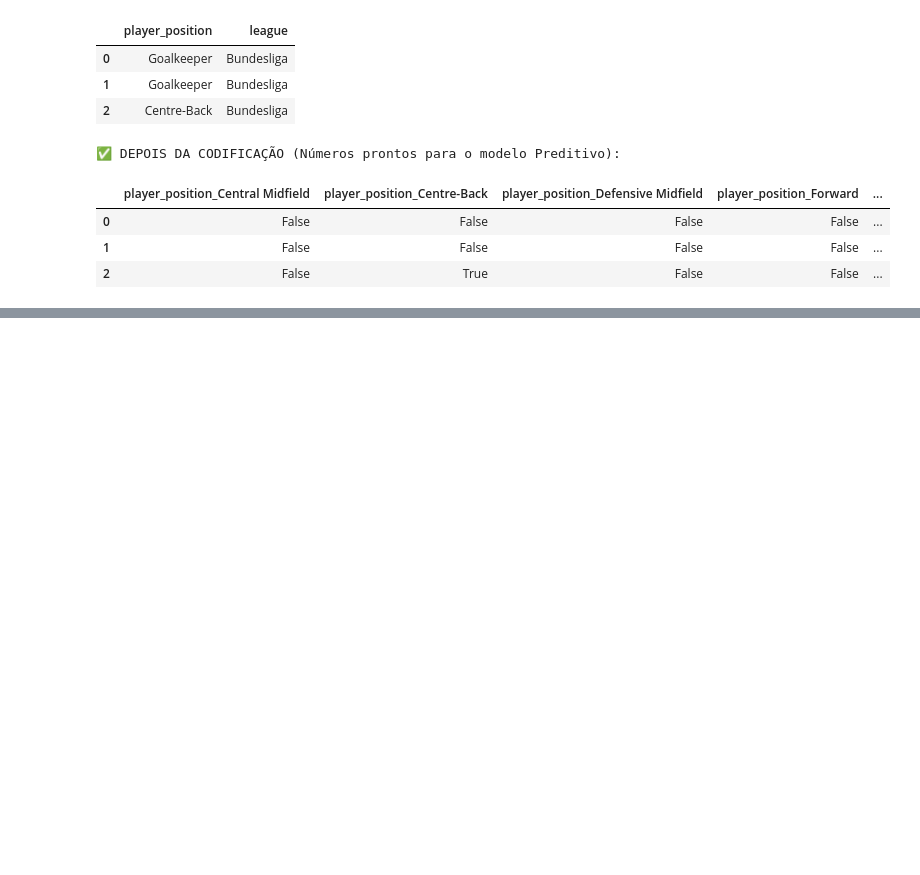
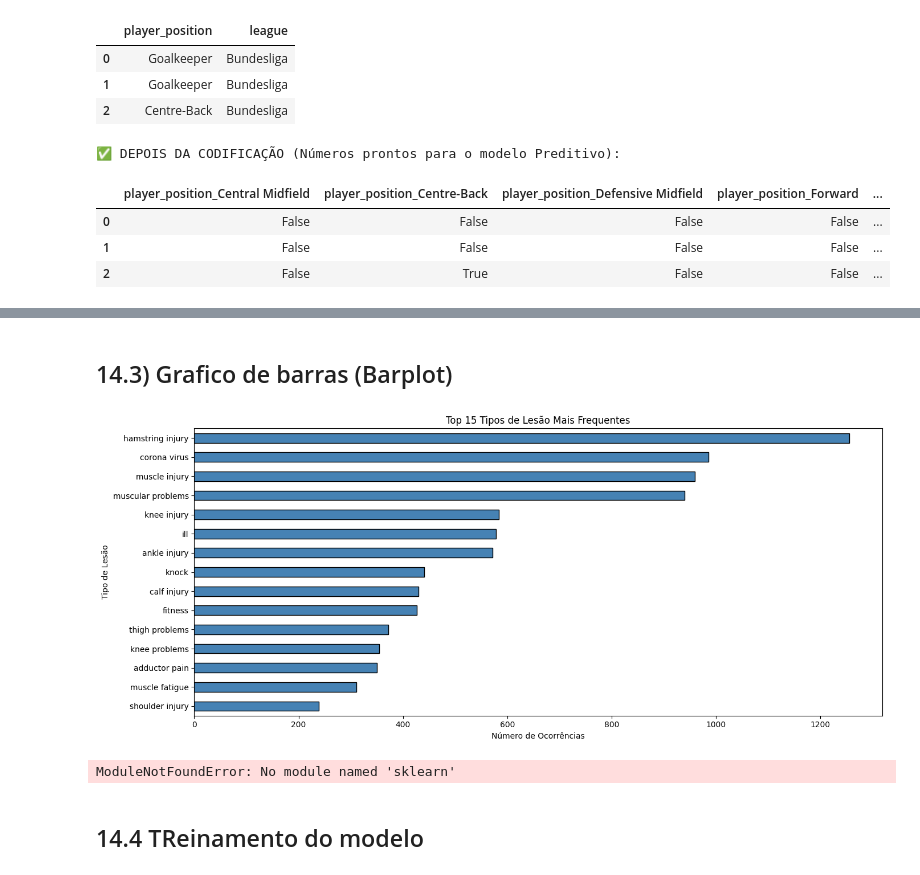
Before and after one commit to ICEI-PUC-Minas-PMV-SI/pmv-si-2026-1-pe7-t1-g3-analytics_lesao_futebol, a Jupyter notebook: src/notebooks/analise_exploratoria.ipynb, the cells around one changed output, grey strips where cells are left out. Drawn from its saved outputs; the diff is of its cells as text; code cells hidden in the pictures; blank space fills up the shorter version.

Commit message:
Atualizando analise exporatoria com barplot

```diff
--- a/src/notebooks/analise_exploratoria.ipynb
+++ b/src/notebooks/analise_exploratoria.ipynb
@@ -666,0 +679,39 @@ Todas as informações táticas e de contexto estão em formato legível para a
+# %%
+df_model = df_injuries.copy()
+
+# Padronização da variável-alvo
+df_model['tipo_lesao'] = df_model['tipo_lesao'].astype(str).str.strip().str.lower()
+
+# Seleção das variáveis que entram no modelo
+X_base = df_model[['idade', 'posicao', 'clube', 'liga', 'temporada']].copy()
+y_base = df_model['tipo_lesao'].copy()
+# %% [markdown]
+## 14.3) Grafico de barras (Barplot)
+# %%
+plt.figure(figsize=(14, 6))
+
+ordem_lesoes = y_base.value_counts().head(15)
+ordem_lesoes.sort_values(ascending=True).plot(kind='barh', color='steelblue', edgecolor='black')
+
+plt.title('Top 15 Tipos de Lesão Mais Frequentes')
+plt.xlabel('Número de Ocorrências')
+plt.ylabel('Tipo de Lesão')
+plt.tight_layout()
+plt.show()
+# %% [output]
+[figure, added]
+# %%
+from sklearn.preprocessing import LabelEncoder
+
+# Codificação do alvo
+le = LabelEncoder()
+y = le.fit_transform(y_base)
+
+# Codificação das variáveis de entrada
+X = pd.get_dummies(
+    X_base,
+    columns=['posicao', 'clube', 'liga', 'temporada'],
+    drop_first=True
+)
+# %% [output]
+ModuleNotFoundError: No module named 'sklearn'
@@ -666,0 +728,2 @@ Todas as informações táticas e de contexto estão em formato legível para a
+# %% [markdown]
+## 14.4 TReinamento do modelo
```
Also changed, not shown: parts of 11 cells of this notebook.
